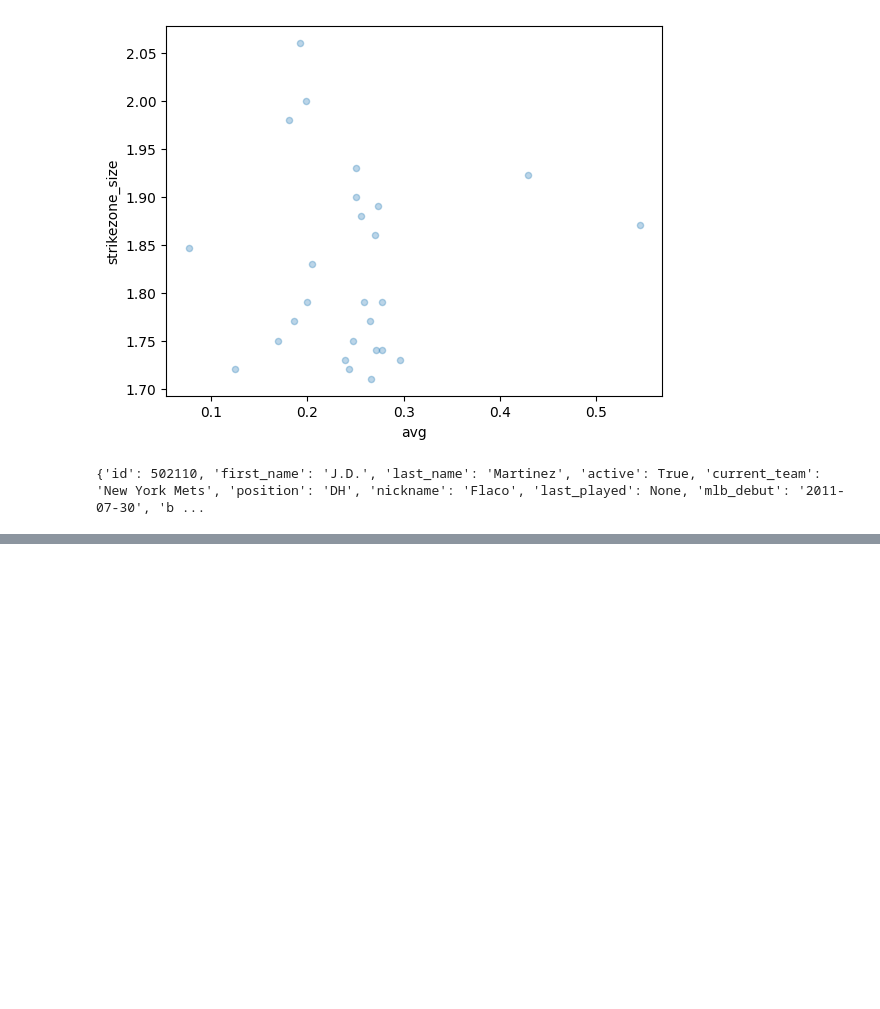
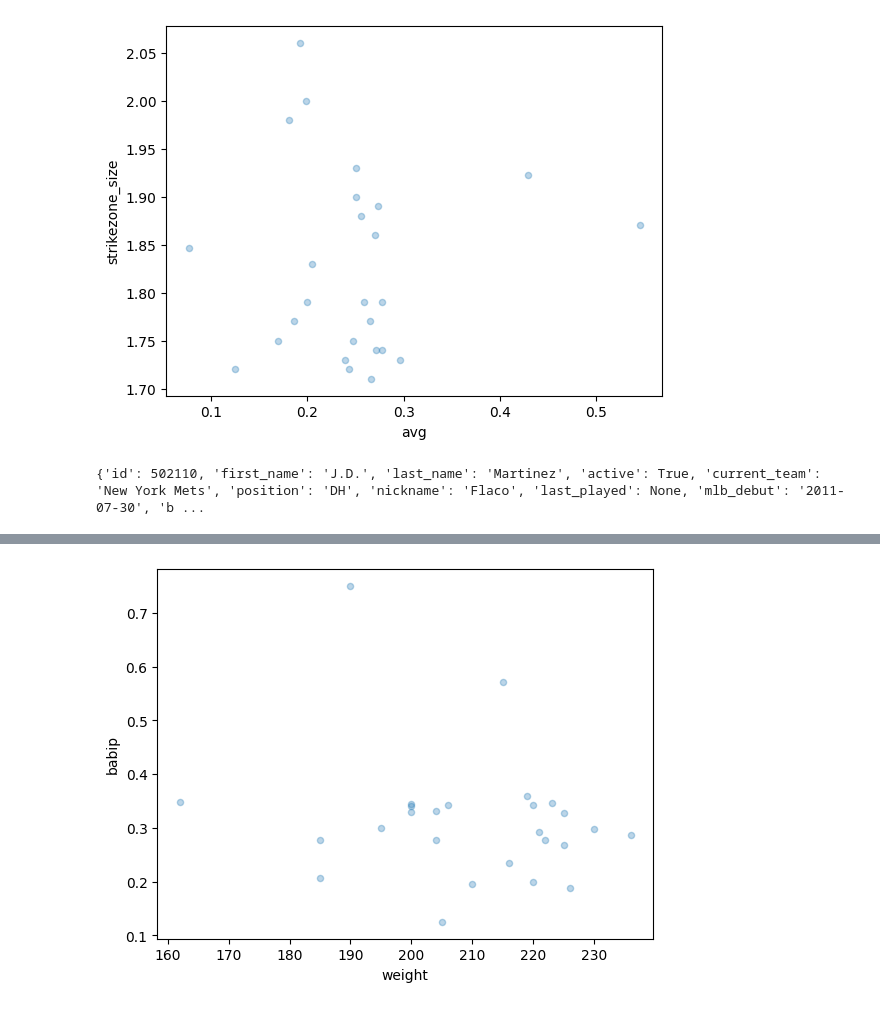
Before and after one commit to ztblick/baseball-data, a Jupyter notebook: battingStats.ipynb, the cells around one changed output, grey strips where cells are left out. Saved outputs shown, nothing was run; the diff lists cells and outputs as text; code cells hidden in the pictures; blank space fills up the shorter version.

Commit message:
transferred new code to battingStats from playerCountries

```diff
--- a/battingStats.ipynb
+++ b/battingStats.ipynb
@@ -78,3 +58,32 @@ float(player['stats'][0]['stats']['avg'])
 print(player)
 # %% [output]
 {'id': 502110, 'first_name': 'J.D.', 'last_name': 'Martinez', 'active': True, 'current_team': 'New York Mets', 'position': 'DH', 'nickname': 'Flaco', 'last_played': None, 'mlb_debut': '2011-07-30', 'b ...
+# %%
+def get_babip(player_id):
+    player = statsapi.player_stat_data(int(player_id), group= "hitting", type="season", sportId=1)
+    if player['position'] == 'P':
+        return 0
+    return float(player['stats'][0]['stats']['babip'])
+
+def get_num_pitches(player_id):
+    player = statsapi.player_stat_data(int(player_id), group= "hitting", type="season", sportId=1)
+    if player['position'] == 'P':
+        return 0
+    return float(player['stats'][0]['stats']['numberOfPitches'])
+
+def get_homeruns(player_id):
+    player = statsapi.player_stat_data(int(player_id), group= "hitting", type="season", sportId=1)
+    if player['position'] == 'P':
+        return 0
+    return float(player['stats'][0]['stats']['homeRuns'])
+
+player_babip = player_df.id.apply(get_babip)
+player_df = player_df.assign(babip=player_babip.values)
+
+player_num_pitches = player_df.id.apply(get_num_pitches)
+player_df = player_df.assign(num_pitches=player_num_pitches.values)
+
+player_homeruns = player_df.id.apply(get_homeruns)
+player_df = player_df.assign(homeruns=player_homeruns.values)
+
+player_df
@@ -80,0 +109,4 @@ print(player)
+# %%
+ax = player_df[not_pitchers].plot.scatter(x='weight', y='babip', alpha = 0.3)
+# %% [output]
+[figure, added]
```
Also changed, not shown: parts of 5 cells of this notebook, 1 other file.
